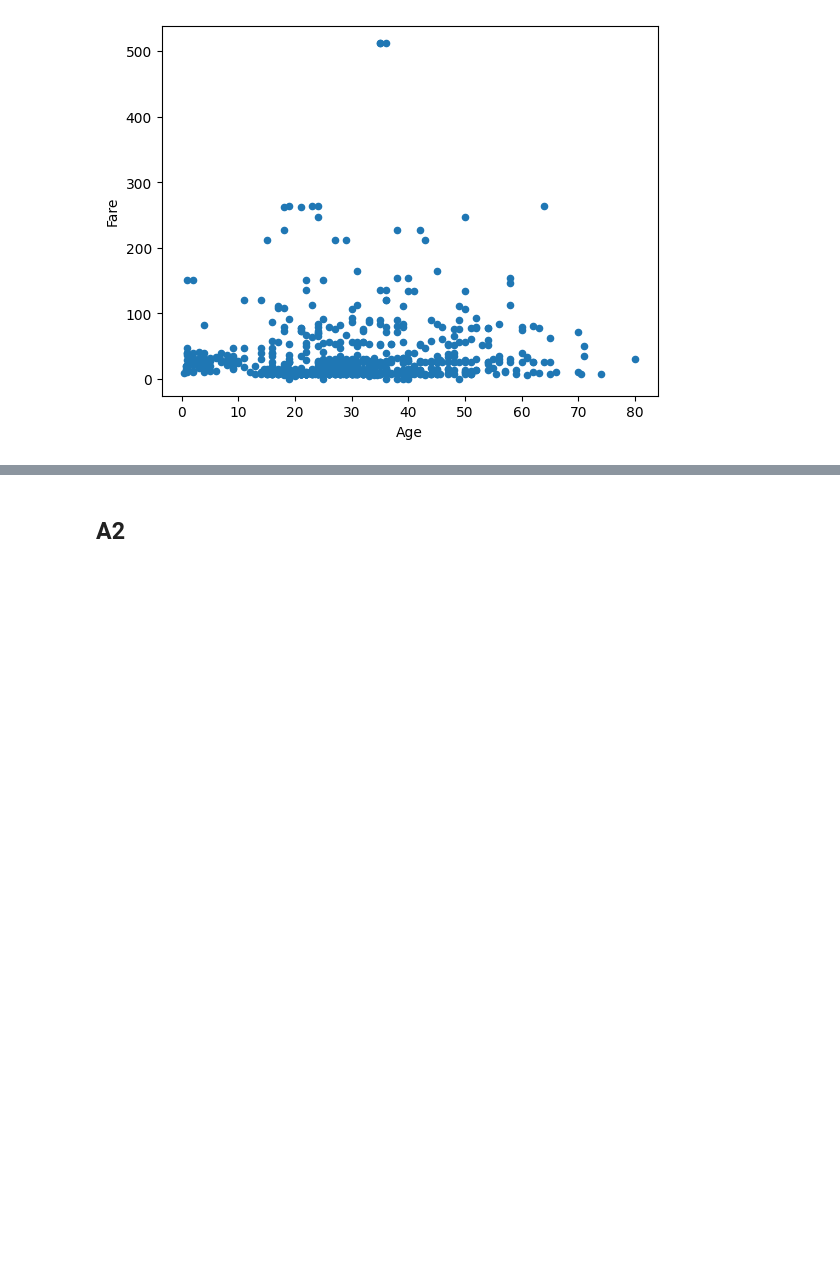
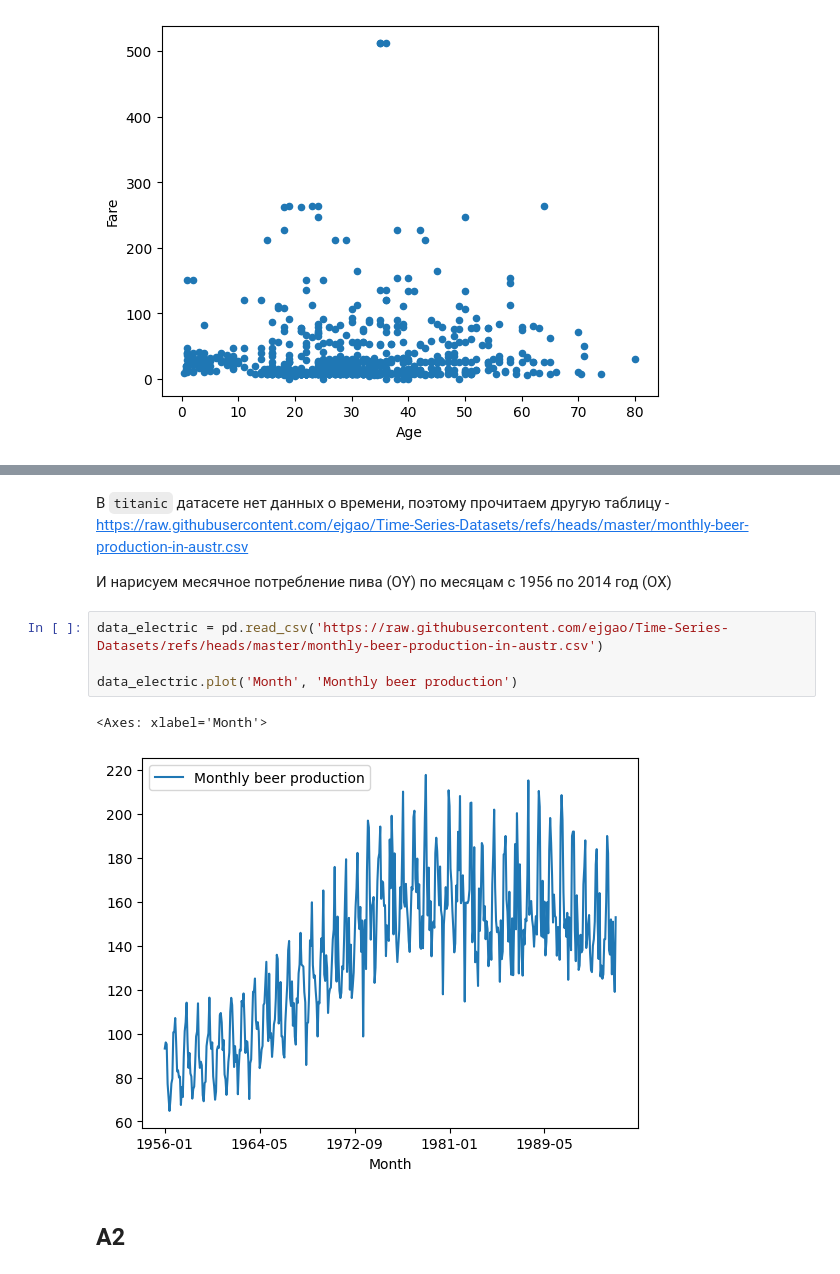
Before and after one commit to ksumarshmallow/Data-Analysis-Media-24, a Jupyter notebook: Seminars/Sem2/Sem2_practice.ipynb, the cells around one changed output, grey strips where cells are left out. Drawn from its saved outputs; the diff is of its cells as text; blank space fills up the shorter version.

```diff
--- a/Seminars/Sem2/Sem2_practice.ipynb
+++ b/Seminars/Sem2/Sem2_practice.ipynb
@@ -355,3 +393,14 @@ data.plot('Age', 'Fare', kind = 'scatter')
+# %% [markdown]
+В `titanic` датасете нет данных о времени, поэтому прочитаем другую таблицу - https://raw.githubusercontent.com/ejgao/Time-Series-Datasets/refs/heads/master/monthly-beer-production-in-austr.csv
+
+И нарисуем месячное потребление пива (OY) по месяцам с 1956 по 2014 год (OX)
+# %%
+data_electric = pd.read_csv('https://raw.githubusercontent.com/ejgao/Time-Series-Datasets/refs/heads/master/monthly-beer-production-in-austr.csv')
+
+data_electric.plot('Month', 'Monthly beer production')
+# %% [output]
+<Axes: xlabel='Month'>
+[figure, added]
 # %% [markdown]
 ## **A2**
 # %% [markdown]
```
Also changed, not shown: parts of 25 cells of this notebook.
